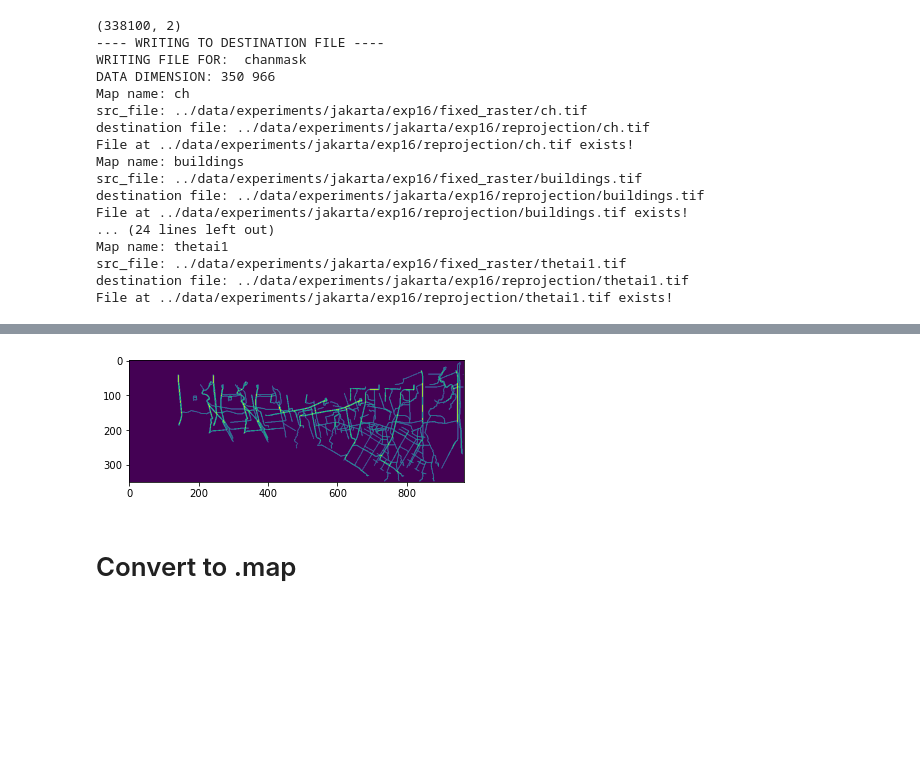
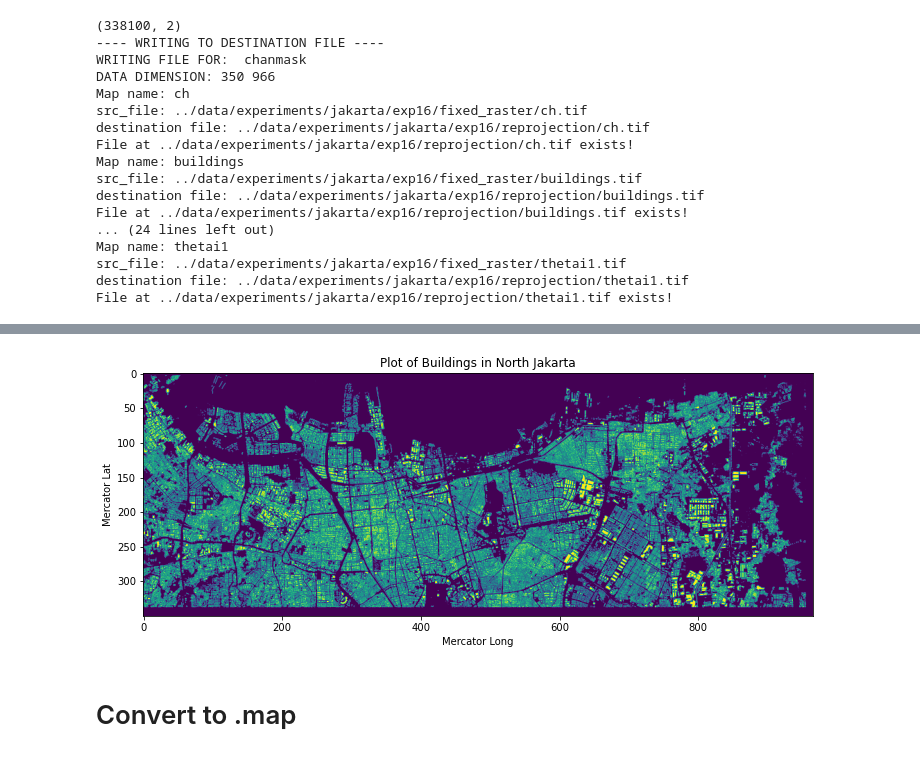
Before and after one commit to joshlam123/disaster_preprocessing, a Jupyter notebook: example_1/All Preprocessing.ipynb, the cells around one changed output, grey strips where cells are left out. Saved outputs shown, nothing was run; the diff lists cells and outputs as text; code cells hidden in the pictures; blank space fills up the shorter version.

```diff
--- a/example_1/All Preprocessing.ipynb
+++ b/example_1/All Preprocessing.ipynb
@@ -542,6 +542,6 @@ src_file: ../data/experiments/jakarta/exp16/fixed_raster/thetai1.tif
 destination file: ../data/experiments/jakarta/exp16/reprojection/thetai1.tif
 File at ../data/experiments/jakarta/exp16/reprojection/thetai1.tif exists!
 # %%
-folder, files = get_folder_files('', '', '.tif', dest=working_folder+'reprojection/')
+folder, files = get_folder_files('', '', '.tif', dest=working_folder+generated_ext+'reprojection/')
 folder, files
 # %% [output]
@@ -578,9 +582,13 @@ Data Name thetai1.tif, Data Rows: 350, Data Columns: 966
-# %%
-get_meta(folder, 'chanmask.tif')
-# open_and_plot_datasets(folder, files)
-show_sample(folder+".tif")
-# %% [output]
-[figure, removed]
+# %%
+get_meta(folder, 'buildings.tif')
+# open_and_plot_datasets(folder, files)
+fig = plt.figure(figsize=(12,8))
+plt.title("Plot of Buildings in North Jakarta")
+plt.xlabel('Mercator Long')
+plt.ylabel('Mercator Lat')
+show_sample(folder+"buildings.tif")
+# %% [output]
+[figure, added]
 # %% [markdown]
 # Convert to .map
 # %%
```
Also changed, not shown: parts of 1 cell of this notebook, 5 other files.
